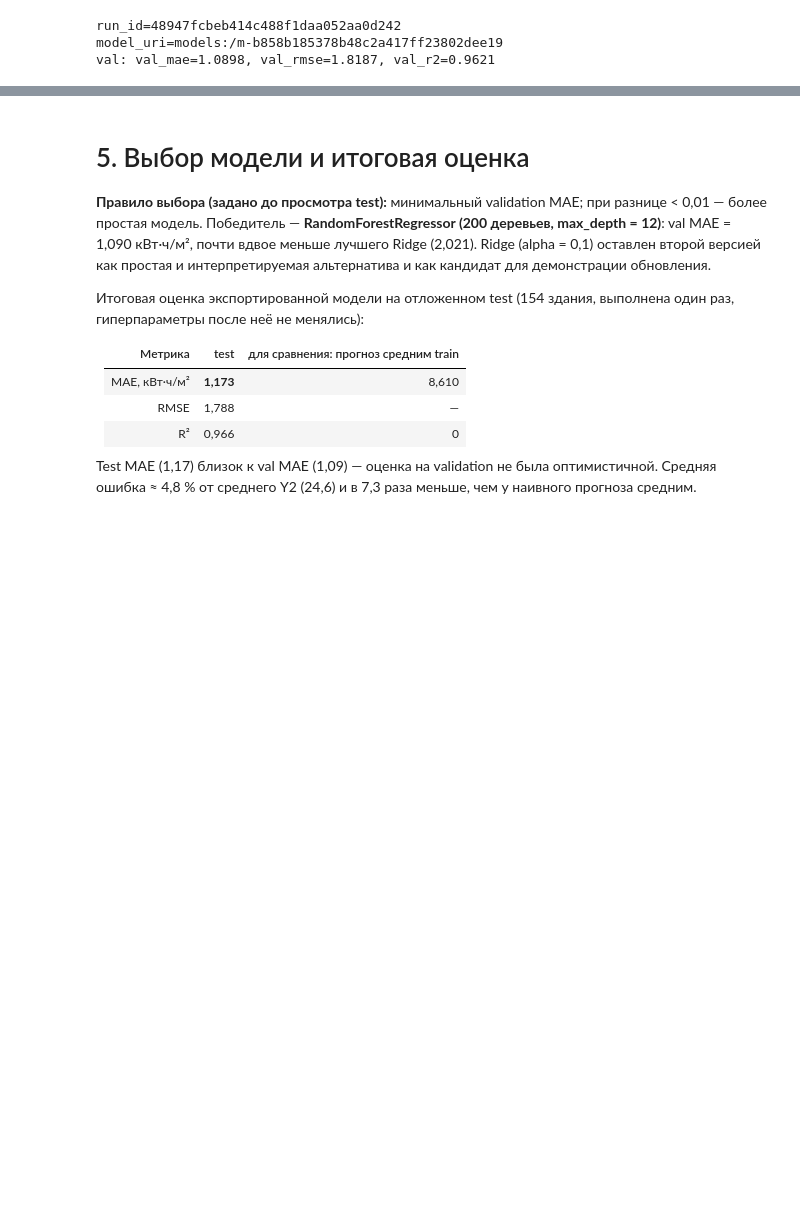
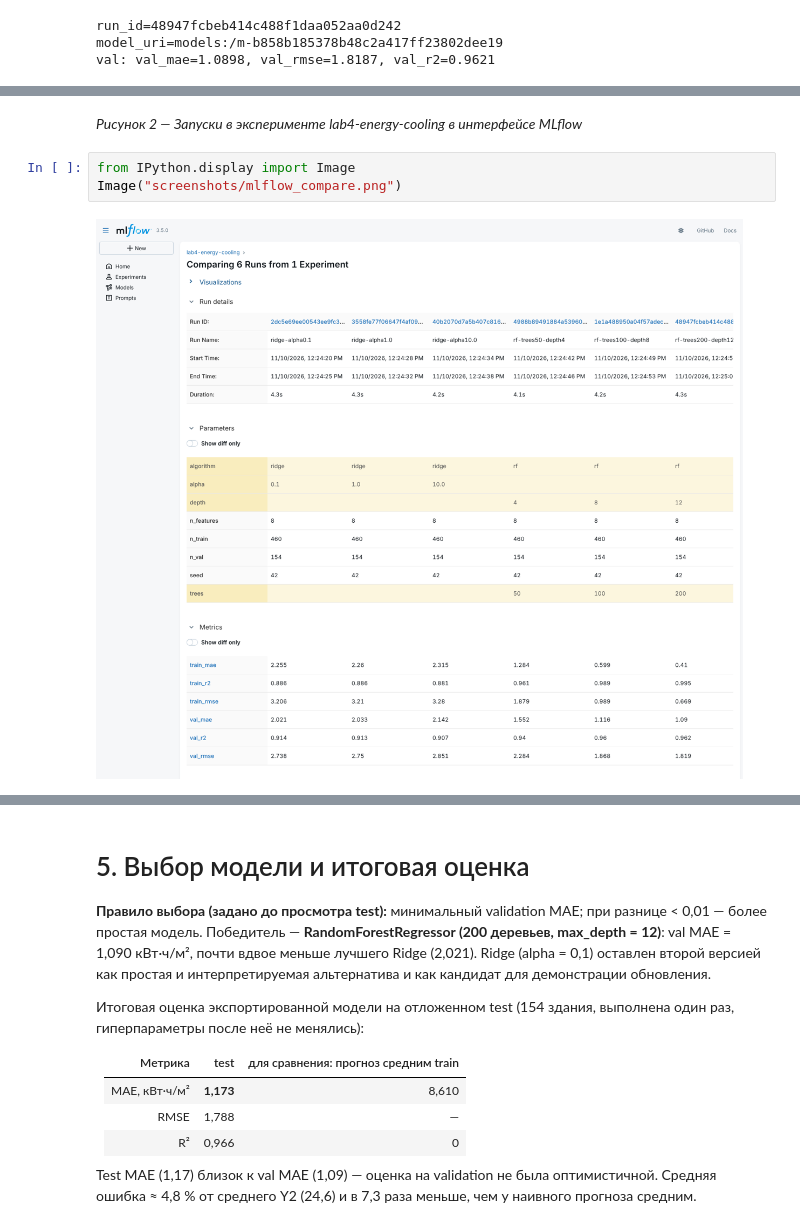
Before and after one commit to Vladik65rus/AI4lab, a Jupyter notebook: Лабораторная_работа_4.ipynb, the cells around one changed output, grey strips where cells are left out. Cells and saved outputs as stored; diff of their text form; blank space fills up the shorter version.

```diff
--- a/Лабораторная_работа_4.ipynb
+++ b/Лабораторная_работа_4.ipynb
@@ -198,0 +191,7 @@ val: val_mae=1.0898, val_rmse=1.8187, val_r2=0.9621
+# %% [markdown]
+*Рисунок 2 — Запуски в эксперименте lab4-energy-cooling в интерфейсе MLflow*
+# %%
+from IPython.display import Image
+Image("screenshots/mlflow_compare.png")
+# %% [output]
+[figure, added]
```
Also changed, not shown: parts of 38 cells of this notebook.
